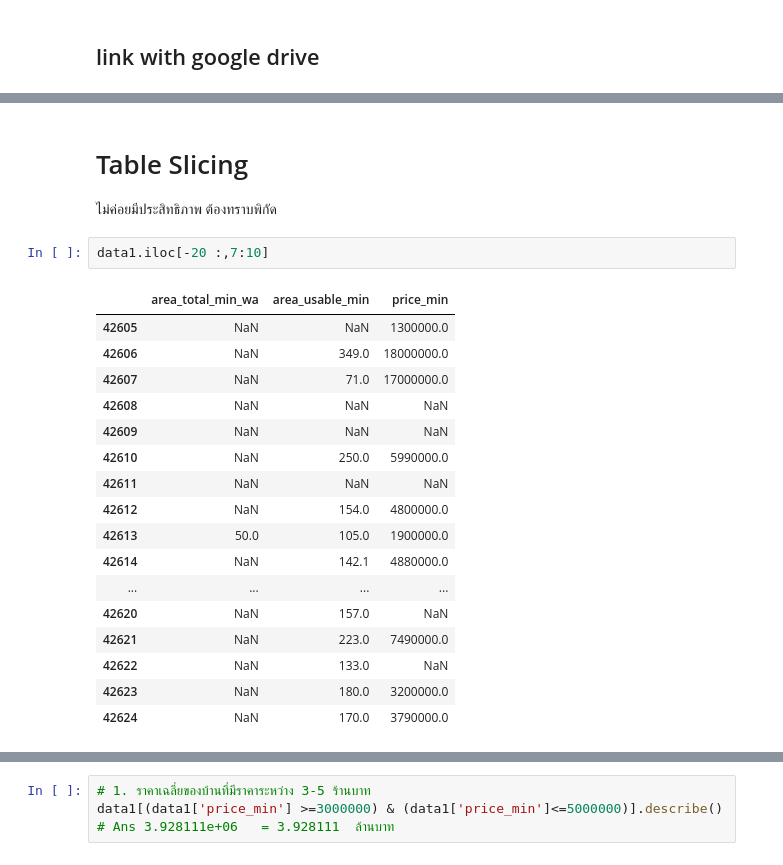
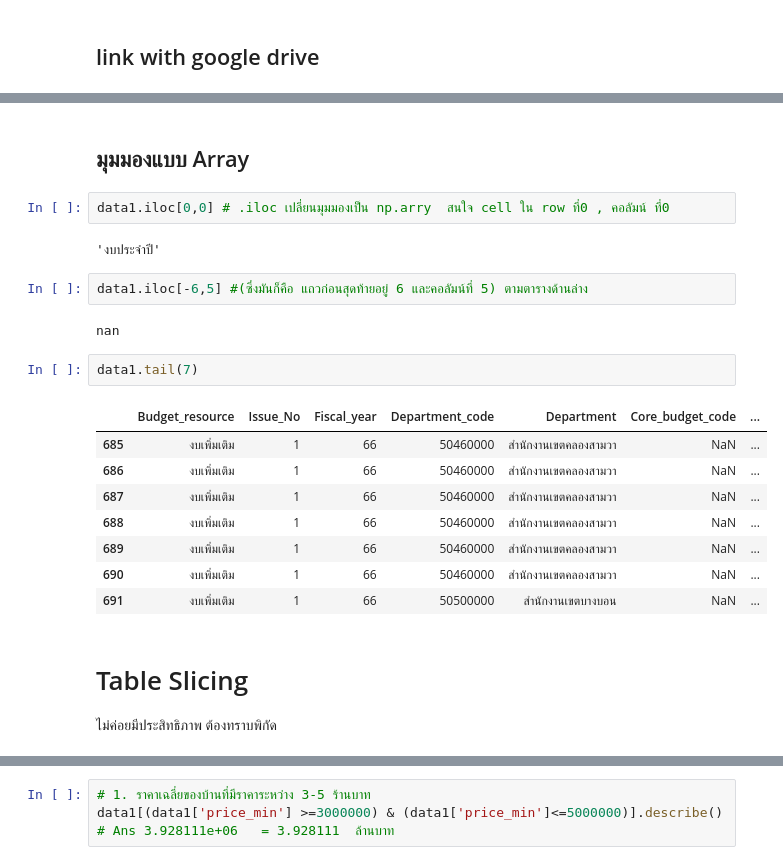
Before and after one commit to kwansawanth/python_dataviz2023, a Jupyter notebook: Pandas101.ipynb, the cells around one changed output, grey strips where cells are left out. Drawn from its saved outputs; the diff is of its cells as text.

```diff
--- a/Pandas101.ipynb
+++ b/Pandas101.ipynb
@@ -179,24 +155,25 @@ data1['propertytype_name_en'][42619]
+# %% [markdown]
+## มุมมองแบบ Array ##
+# %%
+data1.iloc[0,0] # .iloc เปลี่ยนมุมมองเป็น np.arry  สนใจ cell ใน row ที่0 , คอลัมน์ ที่0
+# %% [output]
+'งบประจำปี'
+# %%
+data1.iloc[-6,5] #(ซึ่งมันก็คือ แถวก่อนสุดท้ายอยู่ 6 และคอลัมน์ที่ 5) ตามตารางด้านล่าง
+# %% [output]
+nan
+# %%
+data1.tail(7)
+# %% [output]
+|  | Budget_resource | Issue_No | Fiscal_year | Department_code | Department | Core_budget_code | ... |
+| 685 | งบเพิ่มเติม | 1 | 66 | 50460000 | สำนักงานเขตคลองสามวา | NaN | ... |
+| 686 | งบเพิ่มเติม | 1 | 66 | 50460000 | สำนักงานเขตคลองสามวา | NaN | ... |
+| 687 | งบเพิ่มเติม | 1 | 66 | 50460000 | สำนักงานเขตคลองสามวา | NaN | ... |
+| 688 | งบเพิ่มเติม | 1 | 66 | 50460000 | สำนักงานเขตคลองสามวา | NaN | ... |
+| 689 | งบเพิ่มเติม | 1 | 66 | 50460000 | สำนักงานเขตคลองสามวา | NaN | ... |
+| 690 | งบเพิ่มเติม | 1 | 66 | 50460000 | สำนักงานเขตคลองสามวา | NaN | ... |
+| 691 | งบเพิ่มเติม | 1 | 66 | 50500000 | สำนักงานเขตบางบอน | NaN | ... |
 # %% [markdown]
 # Table Slicing
 ไม่ค่อยมีประสิทธิภาพ
 ต้องทราบพิกัด
-# %%
-data1.iloc[-20 :,7:10]
-# %% [output]
-|  | area_total_min_wa | area_usable_min | price_min |
-| 42605 | NaN | NaN | 1300000.0 |
-| 42606 | NaN | 349.0 | 18000000.0 |
-| 42607 | NaN | 71.0 | 17000000.0 |
-| 42608 | NaN | NaN | NaN |
-| 42609 | NaN | NaN | NaN |
-| 42610 | NaN | 250.0 | 5990000.0 |
-| 42611 | NaN | NaN | NaN |
-| 42612 | NaN | 154.0 | 4800000.0 |
-| 42613 | 50.0 | 105.0 | 1900000.0 |
-| 42614 | NaN | 142.1 | 4880000.0 |
-| ... | ... | ... | ... |
-| 42620 | NaN | 157.0 | NaN |
-| 42621 | NaN | 223.0 | 7490000.0 |
-| 42622 | NaN | 133.0 | NaN |
-| 42623 | NaN | 180.0 | 3200000.0 |
-| 42624 | NaN | 170.0 | 3790000.0 |
```
Also changed, not shown: parts of 41 cells of this notebook.
